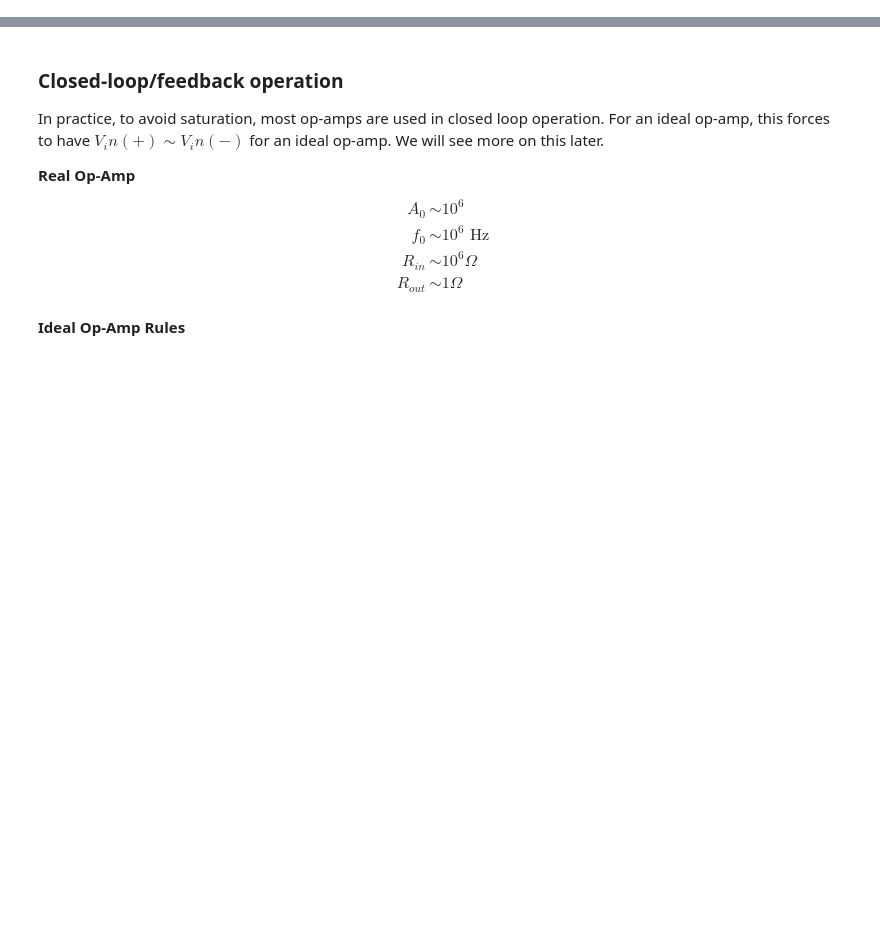
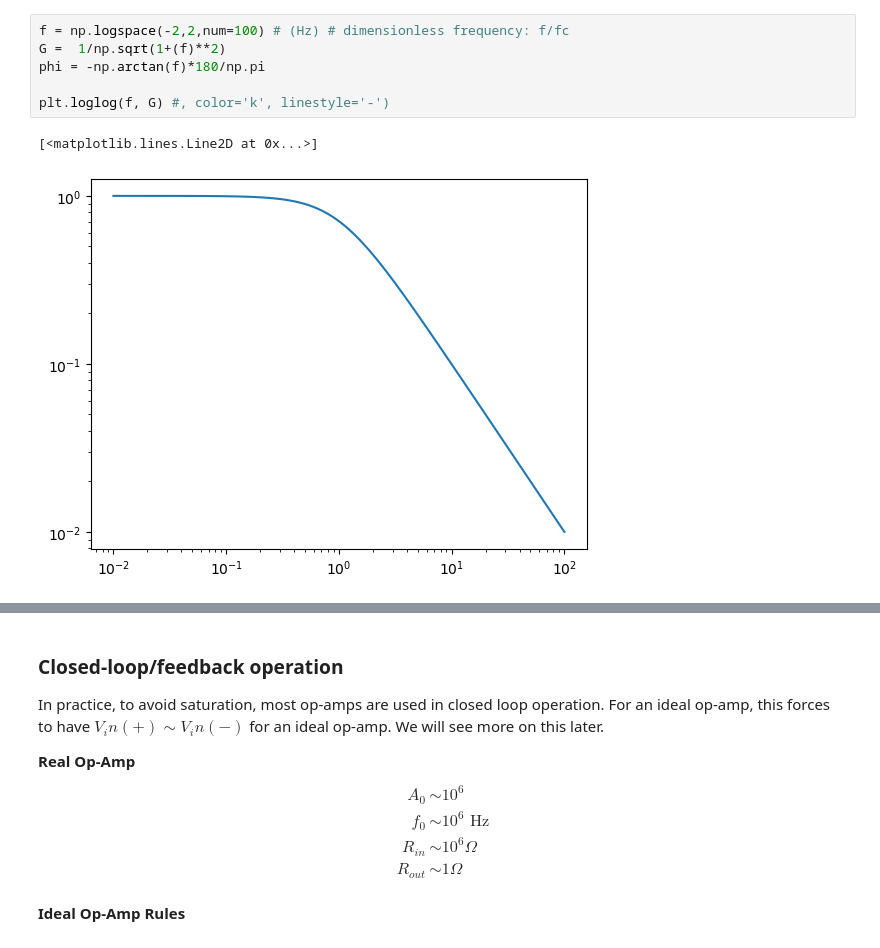
Before and after one commit to bardet/GWU-MAE3120_2024, a Jupyter notebook: Lectures/01_ReviewElectronics.ipynb, the cells around one changed output, grey strips where cells are left out. Cells and saved outputs as stored; diff of their text form; blank space fills up the shorter version.

```diff
--- a/Lectures/01_ReviewElectronics.ipynb
+++ b/Lectures/01_ReviewElectronics.ipynb
@@ -212,0 +238,9 @@ Output lags the input.
+# %%
+f = np.logspace(-2,2,num=100) # (Hz) # dimensionless frequency: f/fc
+G =  1/np.sqrt(1+(f)**2)
+phi = -np.arctan(f)*180/np.pi
+
+plt.loglog(f, G) #, color='k', linestyle='-')
+# %% [output]
+[<matplotlib.lines.Line2D at 0x...>]
+[figure, added]
```
Also changed, not shown: parts of 16 cells of this notebook.
